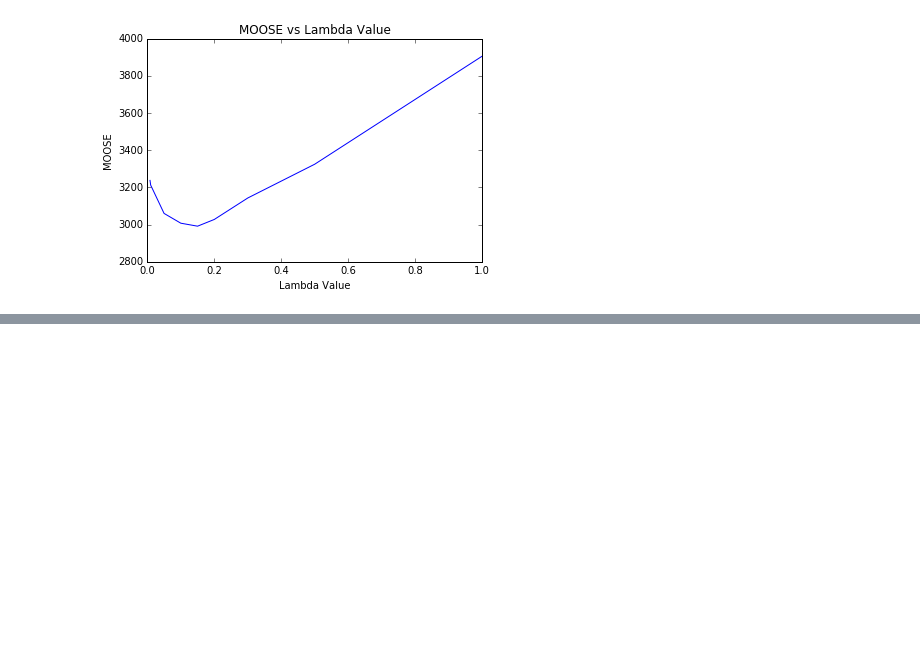
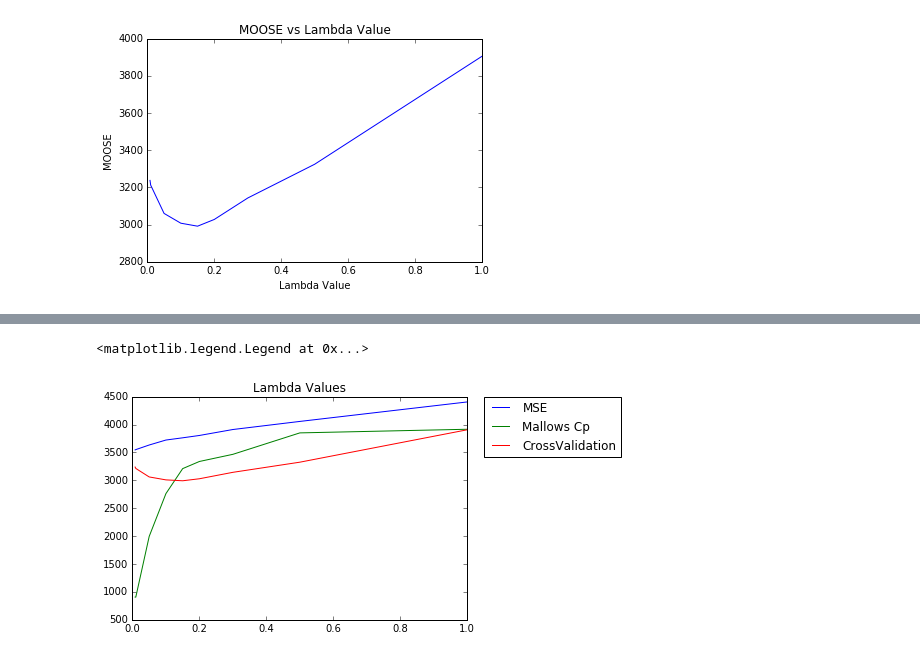
Before and after one commit to chipbuster/SDS385, a Jupyter notebook: exercises/exercises05/codes/Validation.ipynb, the cells around one changed output, grey strips where cells are left out. Saved outputs shown, nothing was run; the diff lists cells and outputs as text; code cells hidden in the pictures; blank space fills up the shorter version.

```diff
--- a/exercises/exercises05/codes/Validation.ipynb
+++ b/exercises/exercises05/codes/Validation.ipynb
@@ -12,6 +14,7 @@ from crossval import crossValLasso
 ## Read in the CSV data
 data = np.loadtxt("diabetesX.csv",skiprows=1,delimiter=",")
 response = np.loadtxt("diabetesY.csv")
+(N,P) = np.shape(data)
 # %%
 ## Test Cross Validation
 
@@ -34,0 +88,11 @@ plt.title("MOOSE vs Lambda Value")
+# %%
+fig1 = plt.figure()
+ax1 = fig1.add_subplot(111)
+ax1.plot(testLambdas,[ m * 1500 for m in mse],label="MSE")
+ax1.plot(testLambdas,[ c * 5 for c in Cp],label="Mallows Cp")
+ax1.plot(testLambdas, moose, label="CrossValidation")
+ax1.set_title("Lambda Values")
+ax1.legend(bbox_to_anchor=(1.05, 1), loc=2, borderaxespad=0.)
+# %% [output]
+<matplotlib.legend.Legend at 0x...>
+[figure, added]
```
Also changed, not shown: parts of 7 cells of this notebook, 1 other file.
